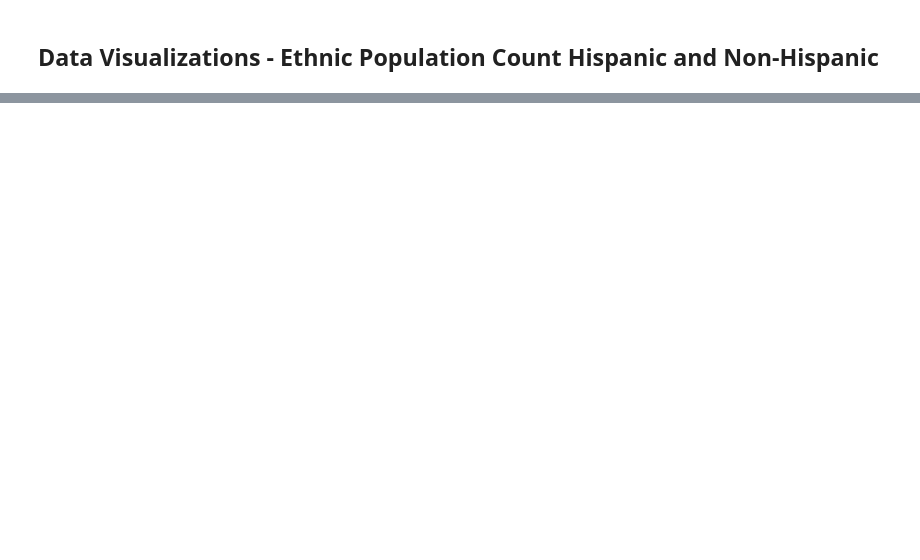
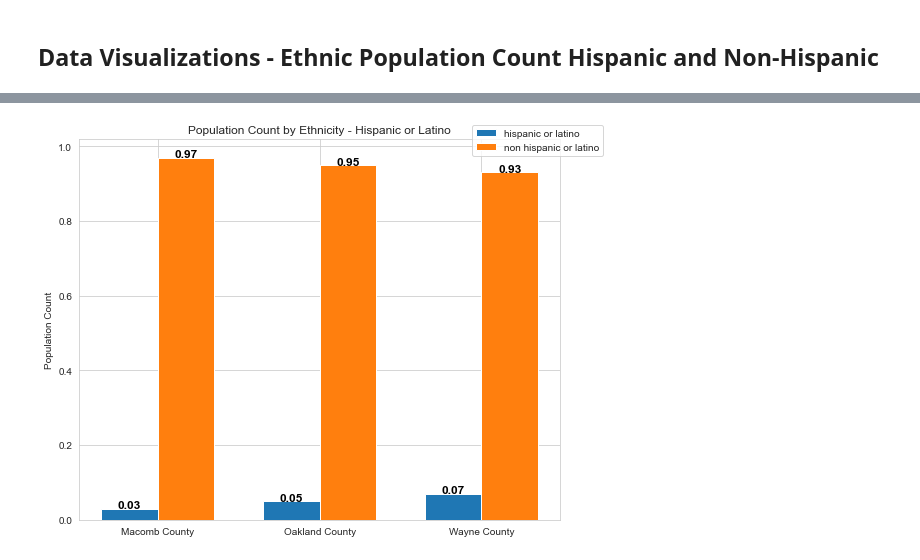
Before and after one commit to Yuchen-G/CC_Dashboard, a Jupyter notebook: demographic_analysis.ipynb, the cells around one changed output, grey strips where cells are left out. Cells and saved outputs as stored; diff of their text form; code cells hidden in the pictures; blank space fills up the shorter version.

```diff
--- a/demographic_analysis.ipynb
+++ b/demographic_analysis.ipynb
@@ -202,0 +343,53 @@ plt.show()
+# %%
+sns.set_style('whitegrid')
+x = np.arange(len(ethnic_pop_count_df['NAME'].unique()))
+labels = list(ethnic_pop_count_df['NAME'].unique())
+width = 0.35
+#hisp_latino = ethnic_pop_count_df.loc[ethnic_pop_count_df['variable']=='tot_hisp_latino', 'value']
+#not_hisp_latino = ethnic_pop_count_df.loc[ethnic_pop_count_df['variable']=='tot_not_hisp', 'value']
+
+
+
+variables = {}
+for variable in ethnic_pop_count_df['variable'].unique():
+    variables[variable] = ethnic_pop_count_df.loc[ethnic_pop_count_df['variable']==variable, 'pct']
+    variables[variable].apply(lambda x: float(x))
+
+
+
+fig, ax = plt.subplots(figsize=(8,6))
+hisp = ax.bar(x - width/2, variables['tot_hisp_latino'], width, label='hispanic or latino')
+non_hisp = ax.bar(x + width/2, variables['tot_not_hisp'], width, label='non hispanic or latino')
+
+
+ax.set_ylabel('Population Count')
+ax.set_title('Population Count by Ethnicity - Hispanic or Latino')
+ax.ticklabel_format(useOffset=False, style='plain')
+ax.legend(bbox_to_anchor=(1.1, 1.05))
+
+
+#y_offset = -10
+for bar in ax.patches:
+    ax.text(
+      # Put the text in the middle of each bar. get_x returns the start
+      # so we add half the width to get to the middle.
+    bar.get_x() + bar.get_width() / 2,
+      # Vertically, add the height of the bar to the start of the bar,
+      # along with the offset.
+    bar.get_height(),
+    #bar.get_y() + y_offset,
+      # This is actual value we'll show.
+    bar.get_height(),
+      # Center the labels and style them a bit.
+    ha='center',
+    #va = 'center',
+    color='black',
+    weight='bold',
+    size=12)
+# For each patch (basically each rectangle within the bar), add a label.
+fig.tight_layout()
+plt.xticks(x, labels)
+plt.xticks(ha='center')
+plt.show()
+# %% [output]
+[figure, added]
```
Also changed, not shown: parts of 6 cells of this notebook.
